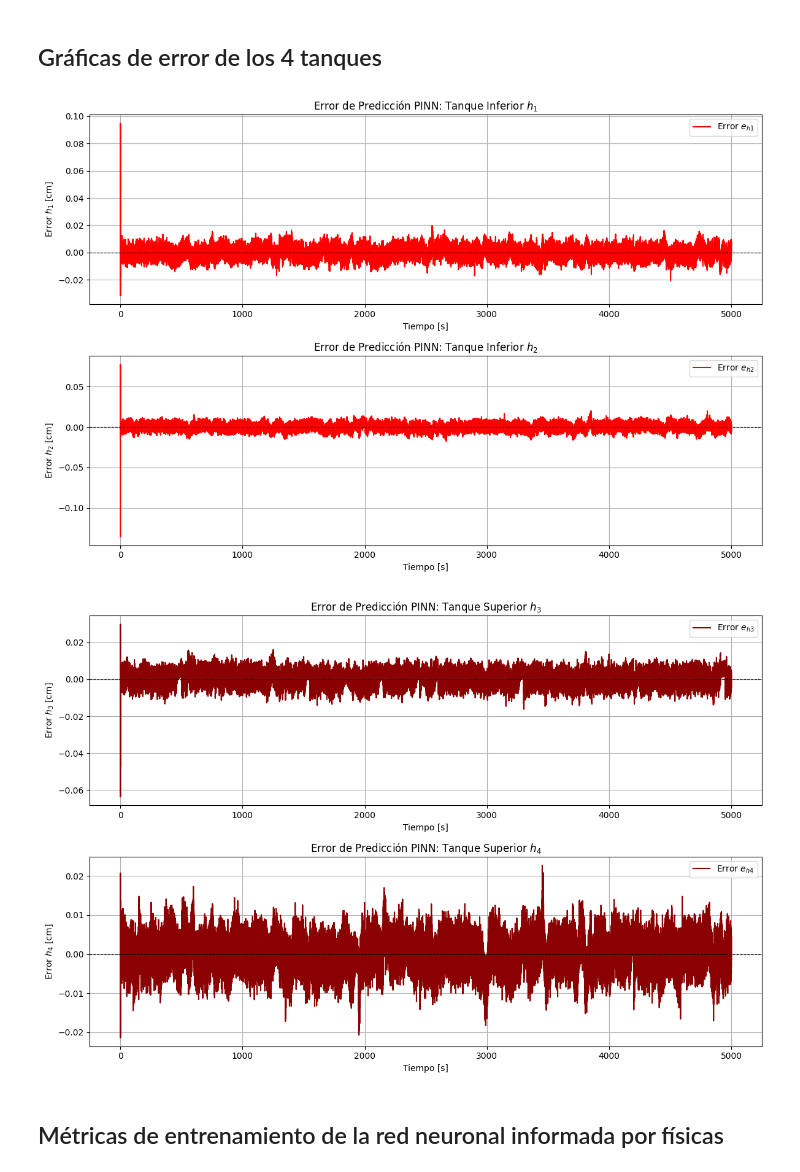
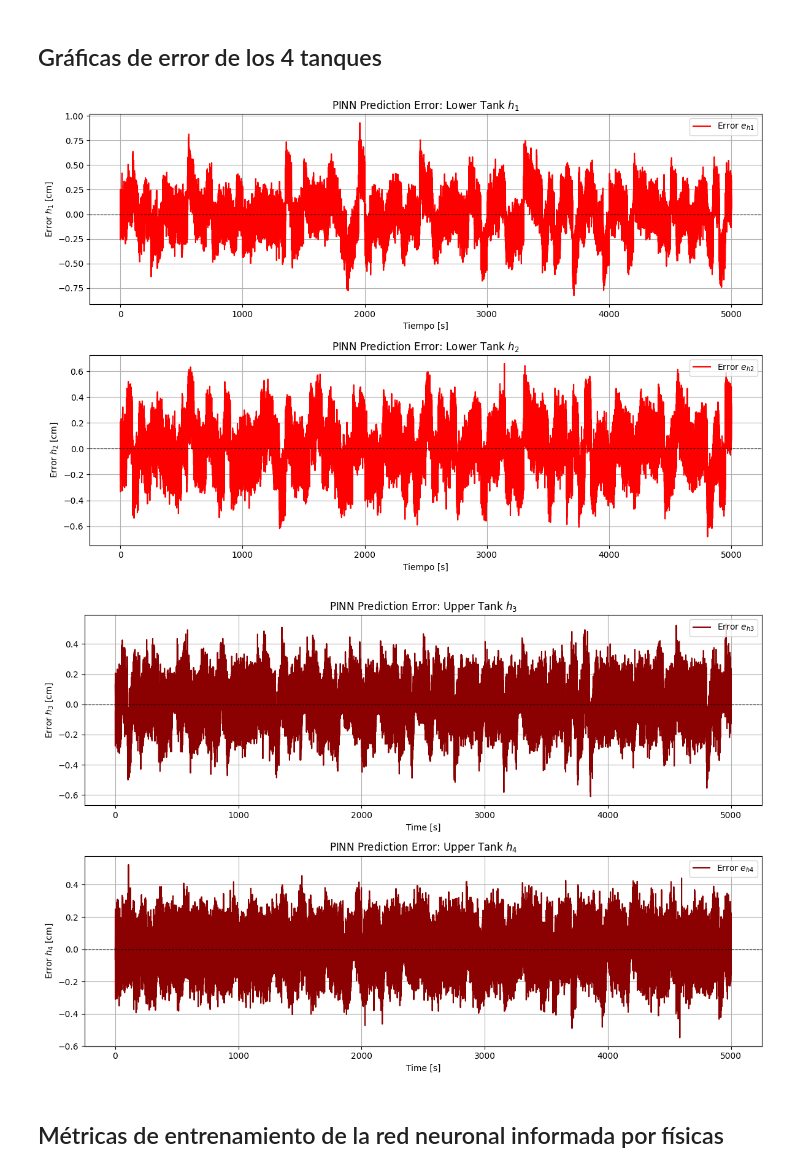
Before and after one commit to azvcud/CoDiT_Comparison-of-PINN-and-Bilinear-Koopman, a Jupyter notebook: PINN_NMPC_CasADi_CuatroTanques.ipynb, the cells around one changed output. Drawn from its saved outputs; the diff is of its cells as text; code cells hidden in the pictures.

Commit message:
Translated all variables, functions and comments in English and fixed a methodological error in the solver applied for NMPC in both models (Using only qpOSAES)

```diff
--- a/PINN_NMPC_CasADi_CuatroTanques.ipynb
+++ b/PINN_NMPC_CasADi_CuatroTanques.ipynb
@@ -937,62 +907,63 @@ plt.show()
 # %% [markdown]
 ## Gráficas de error de los 4 tanques
+# %%
+# Error vector calculation for all 4 tanks (values in cm)
+error_h1_pinn = h1_noisy[1:] - h1_pred_train
+error_h2_pinn = h2_noisy[1:] - h2_pred_train
+error_h3_pinn = h3_noisy[1:] - h3_pred_train
+error_h4_pinn = h4_noisy[1:] - h4_pred_train
 # %%
-# Cálculo del vector de error para los 4 tanques (Valores en cm)
-error_h1_pinn = h1_train_real - h1_pred_train
-error_h2_pinn = h2_train_real - h2_pred_train
-error_h3_pinn = h3_train_real - h3_pred_train
-error_h4_pinn = h4_train_real - h4_pred_train
-
-# Figura de visualización de errores en tanques inferiores
+# Error visualization for lower tanks
 plt.figure(figsize=(12, 8))
 
 plt.subplot(2, 1, 1)
 plt.plot(t_plot, error_h1_pinn, 'r', linewidth=1.5, label='Error $e_{h1}$')
 plt.axhline(0, color='k', linestyle='--', linewidth=0.8)
 plt.xlabel('Tiempo [s]')
 plt.ylabel('Error $h_1$ [cm]')
-plt.title('Error de Predicción PINN: Tanque Inferior $h_1$')
+plt.title('PINN Prediction Error: Lower Tank $h_1$')
 plt.legend(loc='upper right')
 plt.grid(True)
 
 plt.subplot(2, 1, 2)
 plt.plot(t_plot, error_h2_pinn, 'r', linewidth=1.5, label='Error $e_{h2}$')
 plt.axhline(0, color='k', linestyle='--', linewidth=0.8)
 plt.xlabel('Tiempo [s]')
 plt.ylabel('Error $h_2$ [cm]')
-plt.title('Error de Predicción PINN: Tanque Inferior $h_2$')
+plt.title('PINN Prediction Error: Lower Tank $h_2$')
 plt.legend(loc='upper right')
 plt.grid(True)
 
 plt.tight_layout()
 plt.show()
-
-# Figura de visualización de errores en tanques superiores
-plt.figure(figsize=(12, 8))
-
-plt.subplot(2, 1, 1)
-plt.plot(t_plot, error_h3_pinn, 'darkred', linewidth=1.5, label='Error $e_{h3}$')
-plt.axhline(0, color='k', linestyle='--', linewidth=0.8)
-plt.xlabel('Tiempo [s]')
-plt.ylabel('Error $h_3$ [cm]')
-plt.title('Error de Predicción PINN: Tanque Superior $h_3$')
-plt.legend(loc='upper right')
-plt.grid(True)
-
-plt.subplot(2, 1, 2)
-plt.plot(t_plot, error_h4_pinn, 'darkred', linewidth=1.5, label='Error $e_{h4}$')
-plt.axhline(0, color='k', linestyle='--', linewidth=0.8)
-plt.xlabel('Tiempo [s]')
-plt.ylabel('Error $h_4$ [cm]')
-plt.title('Error de Predicción PINN: Tanque Superior $h_4$')
-plt.legend(loc='upper right')
-plt.grid(True)
-
-plt.tight_layout()
-plt.show()
 # %% [output]
-[figure, old version]
+[figure, new version]
-[figure, removed]
+# %%
+# Error visualization for upper tanks
+plt.figure(figsize=(12, 8))
+
+plt.subplot(2, 1, 1)
+plt.plot(t_plot, error_h3_pinn, 'darkred', linewidth=1.5, label='Error $e_{h3}$')
+plt.axhline(0, color='k', linestyle='--', linewidth=0.8)
+plt.xlabel('Time [s]')
+plt.ylabel('Error $h_3$ [cm]')
+plt.title('PINN Prediction Error: Upper Tank $h_3$')
+plt.legend(loc='upper right')
+plt.grid(True)
+
+plt.subplot(2, 1, 2)
+plt.plot(t_plot, error_h4_pinn, 'darkred', linewidth=1.5, label='Error $e_{h4}$')
+plt.axhline(0, color='k', linestyle='--', linewidth=0.8)
+plt.xlabel('Time [s]')
+plt.ylabel('Error $h_4$ [cm]')
+plt.title('PINN Prediction Error: Upper Tank $h_4$')
+plt.legend(loc='upper right')
+plt.grid(True)
+
+plt.tight_layout()
+plt.show()
+# %% [output]
+[figure, added]
 # %% [markdown]
 ## Métricas de entrenamiento de la red neuronal informada por físicas
 # %%
```
Also changed, not shown: parts of 45 cells of this notebook, 3 other files.
